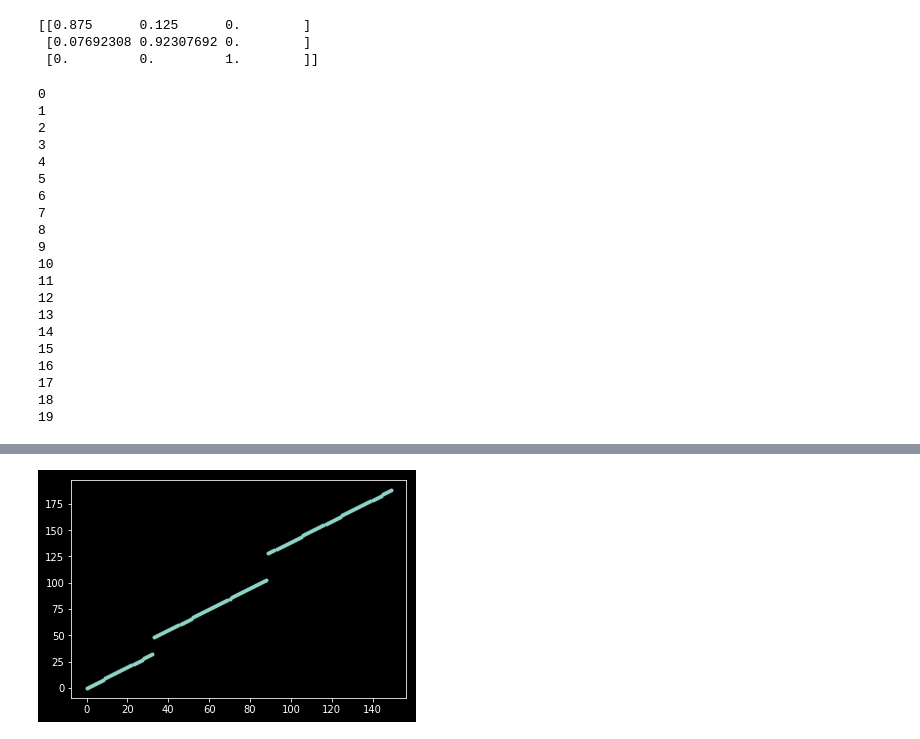
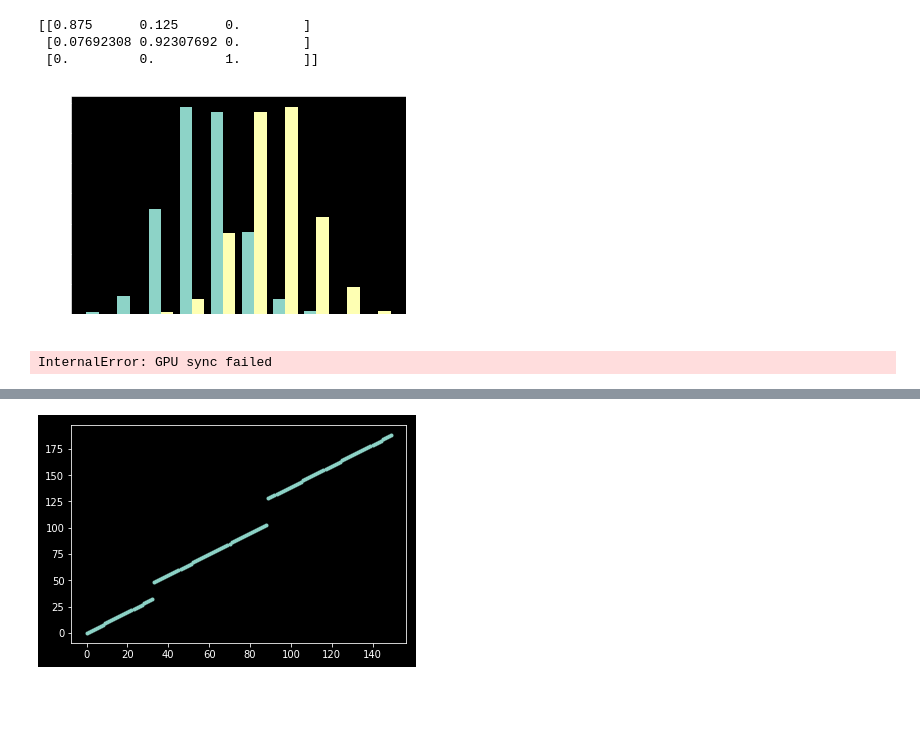
Before and after one commit to natmourajr/PetroAcousticEmission, a Jupyter notebook: notebooks/NeuralNetworkDev.ipynb, the cells around one changed output, grey strips where cells are left out. Cells and saved outputs as stored; diff of their text form; code cells hidden in the pictures; blank space fills up the shorter version.

```diff
--- a/notebooks/NeuralNetworkDev.ipynb
+++ b/notebooks/NeuralNetworkDev.ipynb
@@ -682,39 +680,39 @@ def TTE(data, timestep, typeStr, modelConstructor):
 # %%
 import numpy as np
 from Functions import models
-N = 1000; P = 1;
+from Functions.aux_func import *
+import matplotlib.pyplot as plt
+plt.style.use('dark_background')
+%matplotlib inline
+
+
+N = 2100; P = 2;
 data = np.zeros((N,P))
-data[0:int(N/2),:] = 1*np.random.randn(int(N/2),P)+0
-data[int(N/2):,:] = 1*np.random.randn(int(N/2),P)+2
 
-nn_params = models.NeuralNetworkParams(learning_rate=0.1,n_epochs=200,batch_size=16,verbose=True, n_inits=4)
+MU_0 = 0
+MU_1 = 2
 
-n_neurons = 9
+STD_0 = 1
+STD_1 = 1
+
+data[0:int(N/2),:] = STD_0*np.random.randn(int(N/2),P)+MU_0
+data[int(N/2):,:] = STD_1*np.random.randn(int(N/2),P)+MU_1
+
+plt.hist([data[0:int(N/2),0], data[int(N/2):,0]])
+plt.show()
+
+
+
+nn_params = models.NeuralNetworkParams(learning_rate=0.05,n_epochs=400,batch_size=8,verbose=True, n_inits=2)
+
+n_neurons = 5
 
 
 nnmodel = models.NeuralNetworkModel()
 nnmodel.loss = 'categorical_crossentropy'
 nnmodel.optimizer = 'sgd'
 
-output = TTE(data, 50, 'other', models.NeuralNetworkModel)
+output = TTE(data, 105, 'moving', models.NeuralNetworkModel)
 # %% [output]
+[figure, added]
-0
-1
-2
-3
-4
-5
-6
-7
-8
-9
-10
-11
-12
-13
-14
-15
-16
-17
-18
-19
+InternalError: GPU sync failed
```
Also changed, not shown: parts of 5 cells of this notebook, 1 other file.
